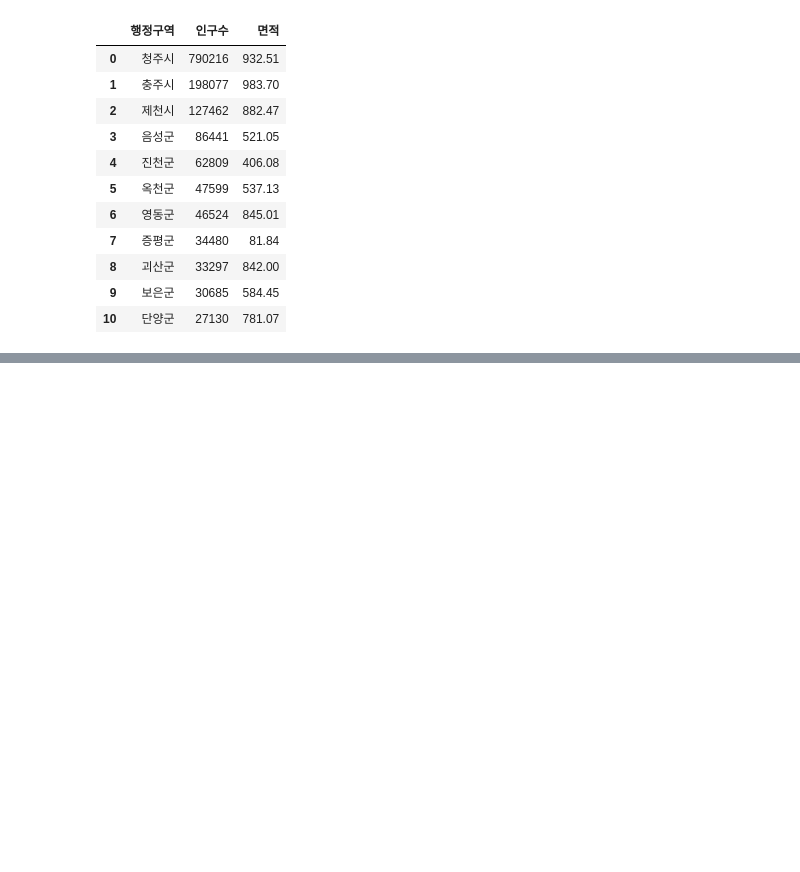
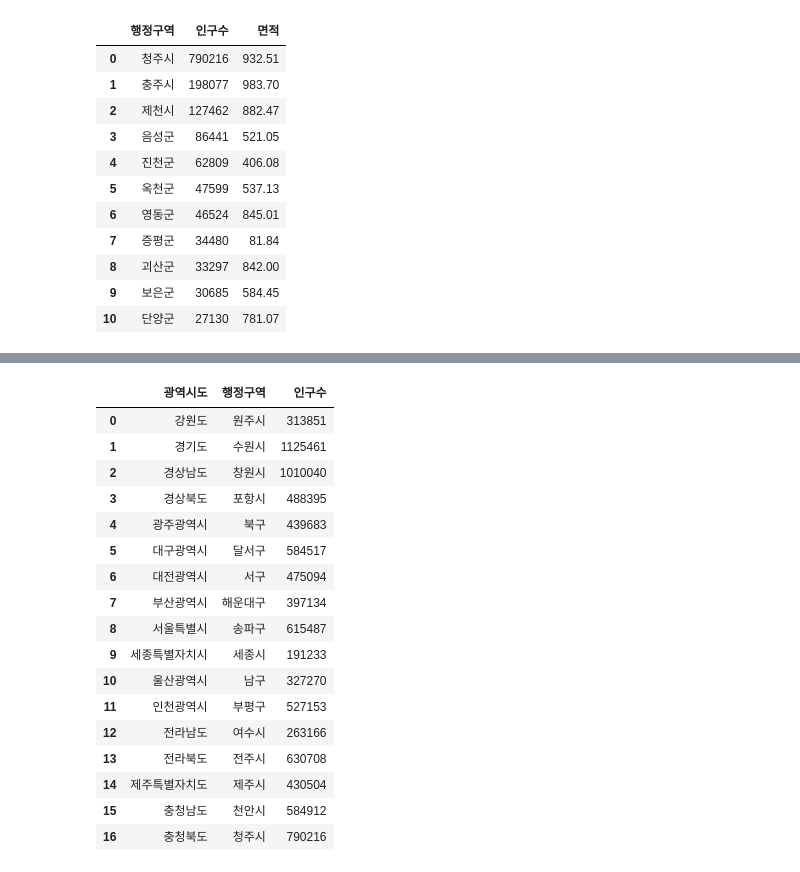
Before and after one commit to mysoyul/ibkbank_webscraping_analysis, a Jupyter notebook: 01.행정구역정보 분석.ipynb, the cells around one changed output, grey strips where cells are left out. Saved outputs shown, nothing was run; the diff lists cells and outputs as text; code cells hidden in the pictures; blank space fills up the shorter version.

```diff
--- a/01.행정구역정보 분석.ipynb
+++ b/01.행정구역정보 분석.ipynb
@@ -327,0 +356,3 @@ data.loc[data['광역시도'] == '충청북도', ['행정구역','인구수','
+# %%
+pop_max_value = data.loc[data['광역시도'] == '경상북도','인구수'].max()
+data.loc[data['인구수'] == pop_max_value,['광역시도','행정구역','인구수'] ]
@@ -327,0 +362,5 @@ data.loc[data['광역시도'] == '충청북도', ['행정구역','인구수','
+# %%
+def get_pop_max_value(data_df, sido_name):
+    pop_max_value = data_df.loc[data_df['광역시도'] == sido_name,'인구수'].max()
+    condition = (data_df['광역시도'] == sido_name) & (data_df['인구수'] == pop_max_value)
+    return data_df.loc[condition,['광역시도','행정구역','인구수'] ]
@@ -327,0 +372,4 @@ data.loc[data['광역시도'] == '충청북도', ['행정구역','인구수','
+# %%
+print(type(data['광역시도'].unique()))
+sido_names = data['광역시도'].unique()
+sido_names
@@ -327,0 +381,3 @@ data.loc[data['광역시도'] == '충청북도', ['행정구역','인구수','
+# %%
+for name in sido_names:
+    print(get_pop_max_value(data,name))
@@ -328,3 +402,30 @@ data.loc[data['광역시도'] == '충청북도', ['행정구역','인구수','
+# %%
+#새로운 DataFrame 객체 생성하기
+pop_max_df = pd.DataFrame(columns=['광역시도','행정구역','인구수'])
+for name in sido_names:
+    pop_max_df = pop_max_df.append(get_pop_max_value(data, name))
+
+pop_max_df = pop_max_df.reset_index(drop=True)
+pop_max_df
+# %% [output]
+|  | 광역시도 | 행정구역 | 인구수 |
+| 0 | 강원도 | 원주시 | 313851 |
+| 1 | 경기도 | 수원시 | 1125461 |
+| 2 | 경상남도 | 창원시 | 1010040 |
+| 3 | 경상북도 | 포항시 | 488395 |
+| 4 | 광주광역시 | 북구 | 439683 |
+| 5 | 대구광역시 | 달서구 | 584517 |
+| 6 | 대전광역시 | 서구 | 475094 |
+| 7 | 부산광역시 | 해운대구 | 397134 |
+| 8 | 서울특별시 | 송파구 | 615487 |
+| 9 | 세종특별자치시 | 세종시 | 191233 |
+| 10 | 울산광역시 | 남구 | 327270 |
+| 11 | 인천광역시 | 부평구 | 527153 |
+| 12 | 전라남도 | 여수시 | 263166 |
+| 13 | 전라북도 | 전주시 | 630708 |
+| 14 | 제주특별자치도 | 제주시 | 430504 |
+| 15 | 충청남도 | 천안시 | 584912 |
+| 16 | 충청북도 | 청주시 | 790216 |
 # %%
 # figure, ax1 = plt.subplots(nrows=1, ncols=1)
 # figure.set_size_inches(18,12)
```
Also changed, not shown: parts of 8 cells of this notebook.
